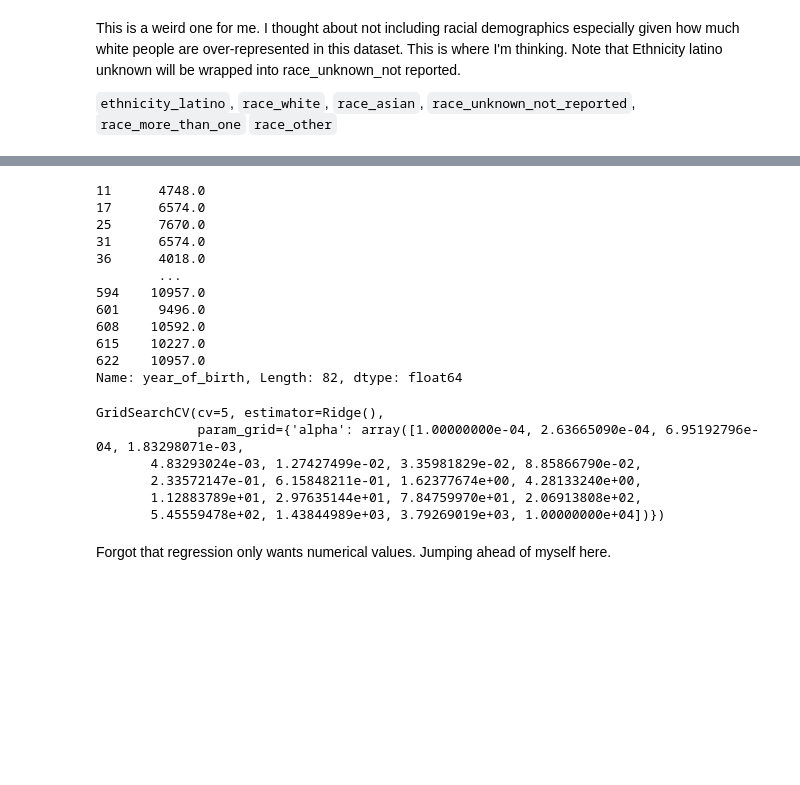
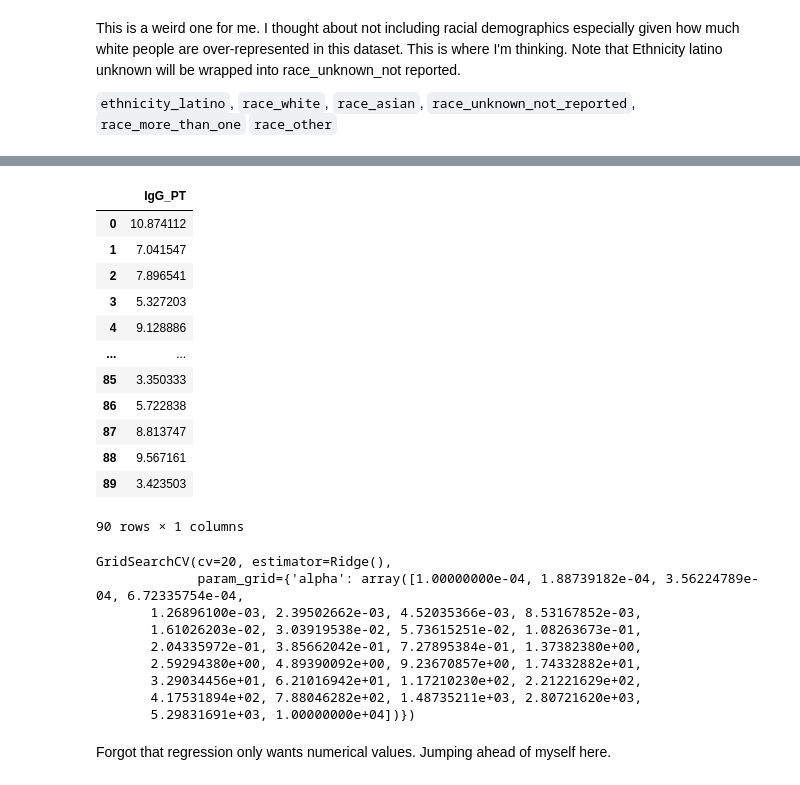
Before and after one commit to brianrqian/DSE260A-Immune-Response, a Jupyter notebook: CMI-javi.ipynb, the cells around one changed output, grey strips where cells are left out. Saved outputs shown, nothing was run; the diff lists cells and outputs as text; code cells hidden in the pictures; blank space fills up the shorter version.

```diff
--- a/CMI-javi.ipynb
+++ b/CMI-javi.ipynb
@@ -265,36 +268,40 @@ X_train = IgG_d14[['infancy_vac_wp', 'biological_sex_male', 'year_of_birth', 'da
-# %%
-IgG_d14['year_of_birth']
-# %% [output]
-11      4748.0
-17      6574.0
-25      7670.0
-31      6574.0
-36      4018.0
-        ...
-594    10957.0
-601     9496.0
-608    10592.0
-615    10227.0
-622    10957.0
-Name: year_of_birth, Length: 82, dtype: float64
 # %%
 y_train = IgG_d14[['IgG_PT']]
+# %%
+y_train
+# %% [output]
+|  | IgG_PT |
+| 0 | 10.874112 |
+| 1 | 7.041547 |
+| 2 | 7.896541 |
+| 3 | 5.327203 |
+| 4 | 9.128886 |
+| ... | ... |
+| 85 | 3.350333 |
+| 86 | 5.722838 |
+| 87 | 8.813747 |
+| 88 | 9.567161 |
+| 89 | 3.423503 |
+90 rows × 1 columns
 # %%
 from sklearn.model_selection import train_test_split, GridSearchCV
 from sklearn.linear_model import Ridge
 from sklearn.metrics import mean_squared_error
 # %%
-parameters = {'alpha': np.logspace(-4, 4, 20)}
+parameters = {'alpha': np.logspace(-4, 4, 30)}
 ridge = Ridge()
-ridge_cv = GridSearchCV(ridge, parameters, cv=5)
+ridge_cv = GridSearchCV(ridge, parameters, cv=20)
 ridge_cv.fit(X_train, y_train)
 # %% [output]
-GridSearchCV(cv=5, estimator=Ridge(),
-             param_grid={'alpha': array([1.00000000e-04, 2.63665090e-04, 6.95192796e-04, 1.83298071e-03,
-       4.83293024e-03, 1.27427499e-02, 3.35981829e-02, 8.85866790e-02,
-       2.33572147e-01, 6.15848211e-01, 1.62377674e+00, 4.28133240e+00,
-       1.12883789e+01, 2.97635144e+01, 7.84759970e+01, 2.06913808e+02,
-       5.45559478e+02, 1.43844989e+03, 3.79269019e+03, 1.00000000e+04])})
+GridSearchCV(cv=20, estimator=Ridge(),
+             param_grid={'alpha': array([1.00000000e-04, 1.88739182e-04, 3.56224789e-04, 6.72335754e-04,
+       1.26896100e-03, 2.39502662e-03, 4.52035366e-03, 8.53167852e-03,
+       1.61026203e-02, 3.03919538e-02, 5.73615251e-02, 1.08263673e-01,
+       2.04335972e-01, 3.85662042e-01, 7.27895384e-01, 1.37382380e+00,
+       2.59294380e+00, 4.89390092e+00, 9.23670857e+00, 1.74332882e+01,
+       3.29034456e+01, 6.21016942e+01, 1.17210230e+02, 2.21221629e+02,
+       4.17531894e+02, 7.88046282e+02, 1.48735211e+03, 2.80721620e+03,
+       5.29831691e+03, 1.00000000e+04])})
 # %% [markdown]
 Forgot that regression only wants numerical values. Jumping ahead of myself here.
 # %%
```
Also changed, not shown: parts of 22 cells of this notebook.
